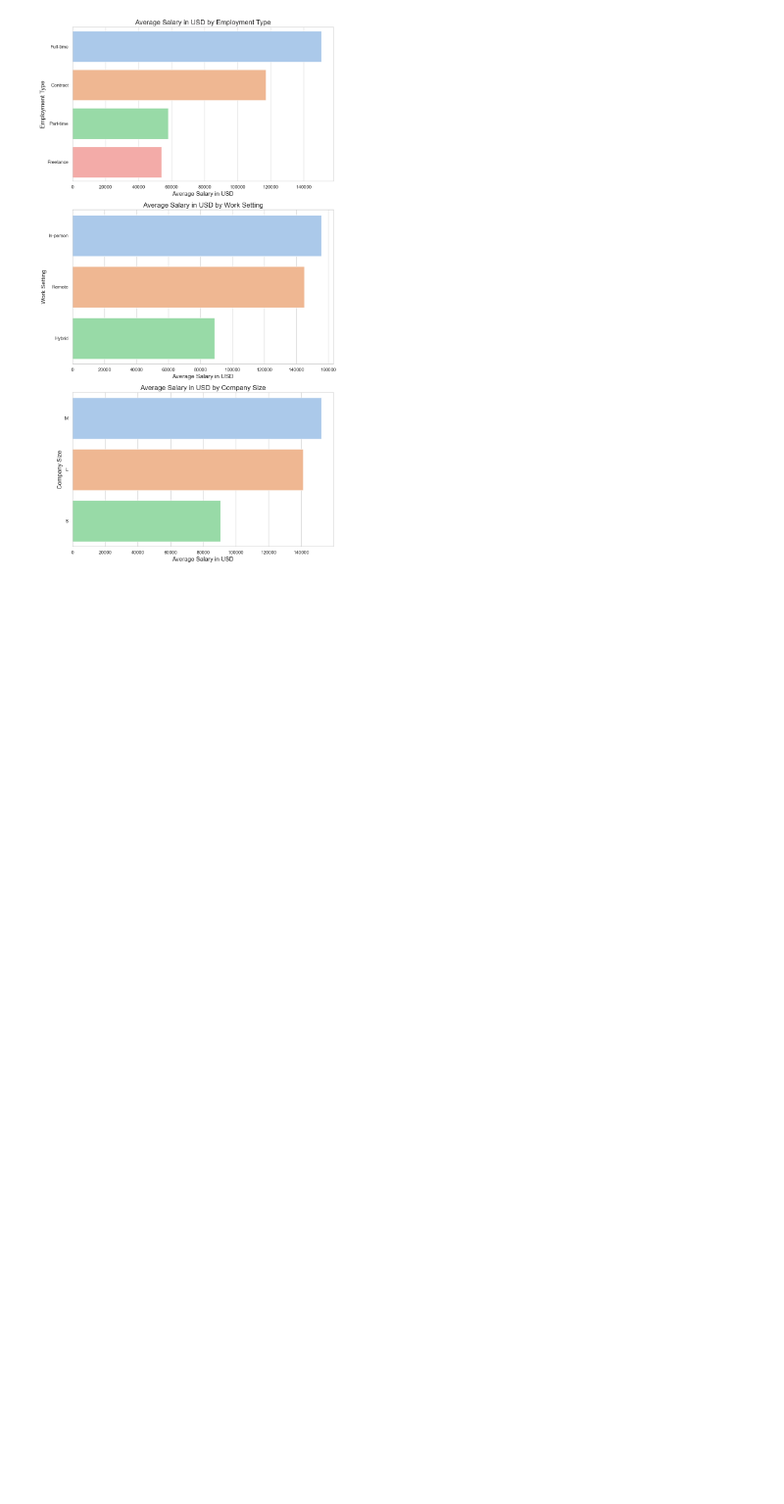
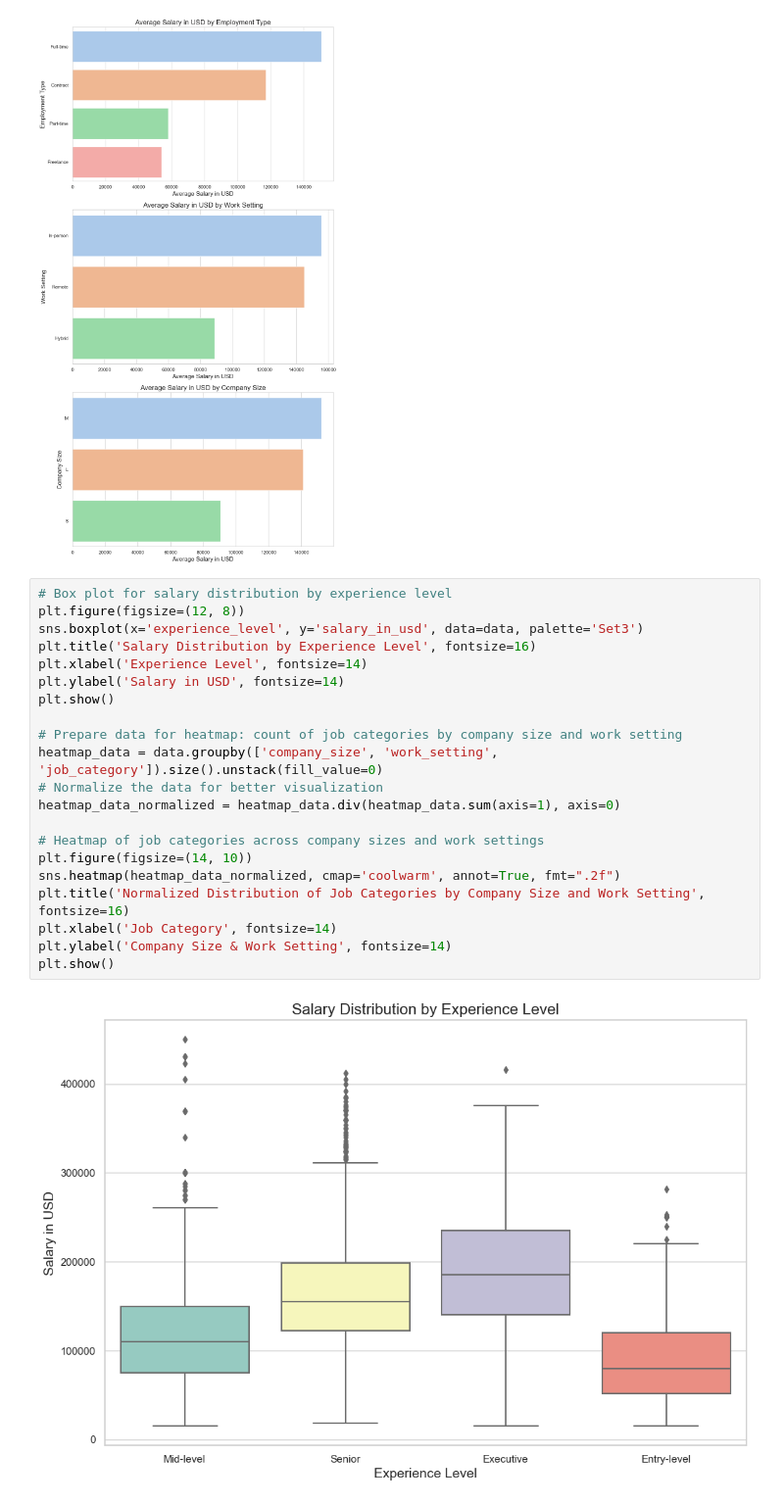
Before and after one commit to frktsc/Data-Science-Jobs-and-Salaries-Analysis, a Jupyter notebook: data analysis.ipynb, the cells around one changed output. Shown at 98% size. Drawn from its saved outputs; the diff is of its cells as text; blank space fills up the shorter version.

```diff
--- a/data analysis.ipynb
+++ b/data analysis.ipynb
@@ -293,3 +293,26 @@ plt.tight_layout()
 plt.show()
 # %% [output]
 [figure]
+# %%
+# Box plot for salary distribution by experience level
+plt.figure(figsize=(12, 8))
+sns.boxplot(x='experience_level', y='salary_in_usd', data=data, palette='Set3')
+plt.title('Salary Distribution by Experience Level', fontsize=16)
+plt.xlabel('Experience Level', fontsize=14)
+plt.ylabel('Salary in USD', fontsize=14)
+plt.show()
+
+# Prepare data for heatmap: count of job categories by company size and work setting
+heatmap_data = data.groupby(['company_size', 'work_setting', 'job_category']).size().unstack(fill_value=0)
+# Normalize the data for better visualization
+heatmap_data_normalized = heatmap_data.div(heatmap_data.sum(axis=1), axis=0)
+
+# Heatmap of job categories across company sizes and work settings
+plt.figure(figsize=(14, 10))
+sns.heatmap(heatmap_data_normalized, cmap='coolwarm', annot=True, fmt=".2f")
+plt.title('Normalized Distribution of Job Categories by Company Size and Work Setting', fontsize=16)
+plt.xlabel('Job Category', fontsize=14)
+plt.ylabel('Company Size & Work Setting', fontsize=14)
+plt.show()
+# %% [output]
+[figure, added]
```
Also changed, not shown: parts of 1 cell of this notebook.
